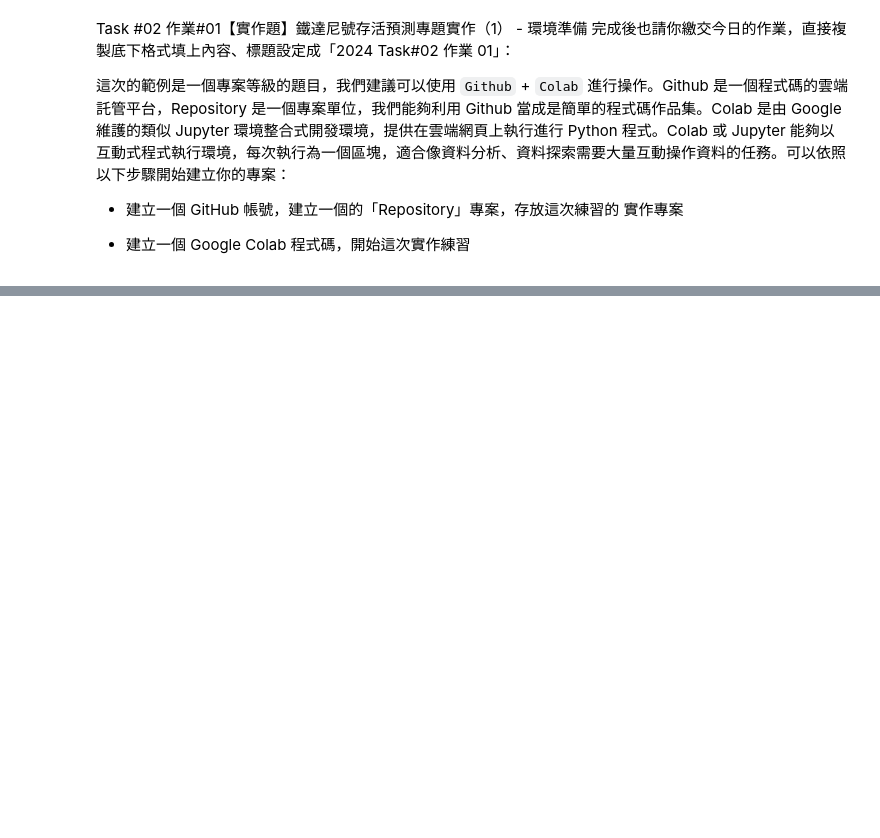
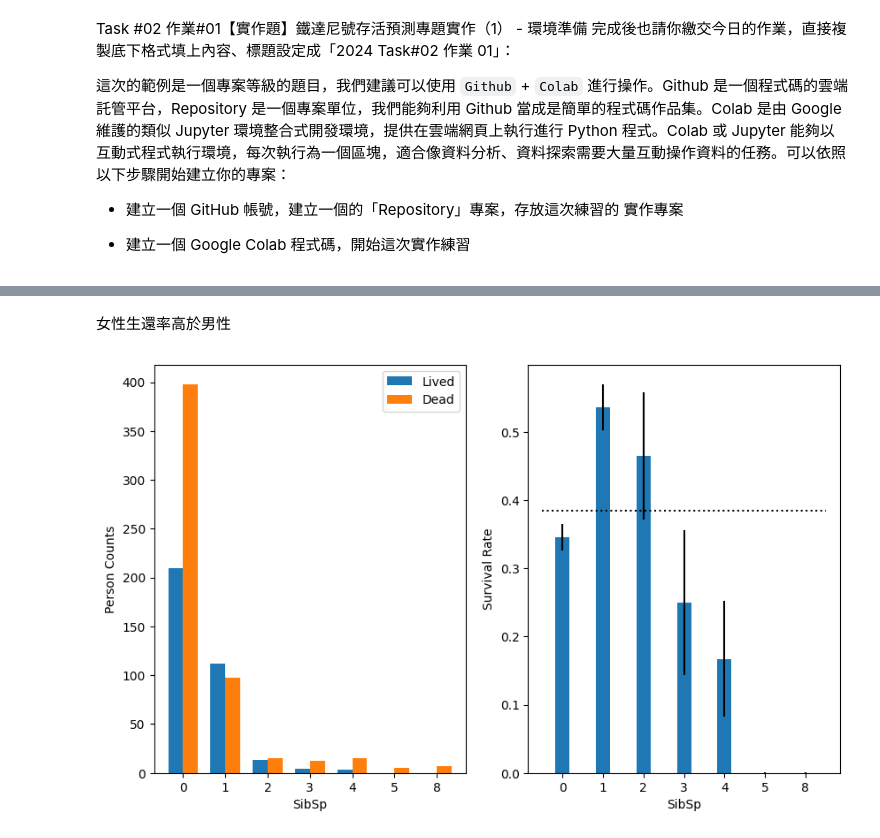
Before and after one commit to skyjadel/chang-s_titanic, a Jupyter notebook: Task_02_作業_01.ipynb, the cells around one changed output, grey strips where cells are left out. Cells and saved outputs as stored; diff of their text form; code cells hidden in the pictures; blank space fills up the shorter version.

```diff
--- a/Task_02_作業_01.ipynb
+++ b/Task_02_作業_01.ipynb
@@ -14,0 +182,6 @@ import pandas as pd
+# %% [markdown]
+女性生還率高於男性
+# %%
+plot_survive_bar_by_type(df, 'SibSp')
+# %% [output]
+[figure, added]
```
Also changed, not shown: parts of 30 cells of this notebook.
